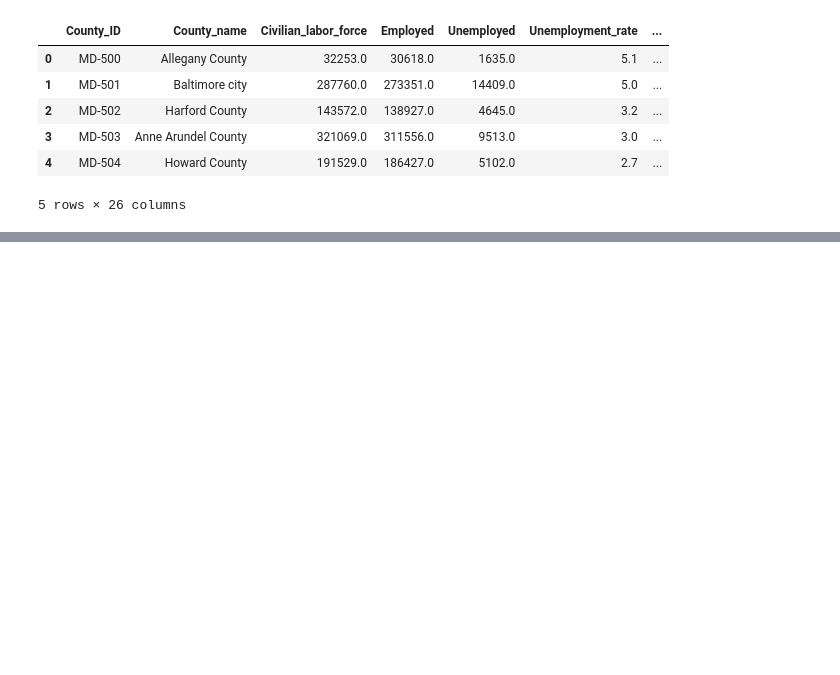
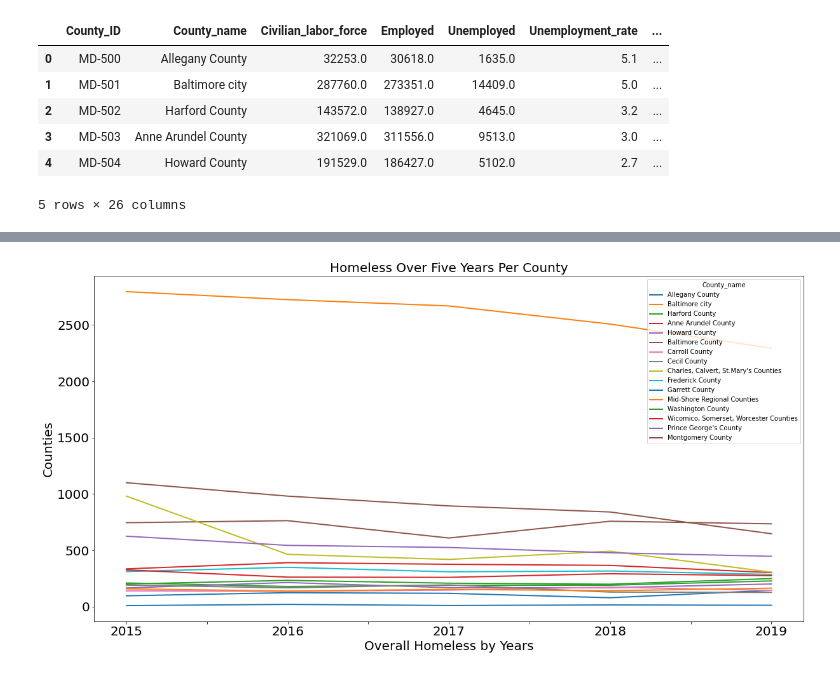
Before and after one commit to arieldunn/HomelessinMaryland, a Jupyter notebook: HomelessProjectMD.ipynb, the cells around one changed output, grey strips where cells are left out. Cells and saved outputs as stored; diff of their text form; code cells hidden in the pictures; blank space fills up the shorter version.

```diff
--- a/HomelessProjectMD.ipynb
+++ b/HomelessProjectMD.ipynb
@@ -160,0 +178,8 @@ plt.show()
+# %%
+#Create a new dataFrame
+years_df = homeless_data_complete[["County_name","Overall Homeless 2015","Overall Homeless 2016","Overall Homeless 2017","Overall Homeless 2018","Overall Homeless 2019"]]
+
+#Transpose DataFrame
+years_df.set_index('County_name',inplace=True)
+years_df_transposed = years_df.T # or df1.transpose()
+years_df.T
@@ -160,0 +193,17 @@ plt.show()
+# %%
+# Rename the transposed DataFrame
+trend_df = years_df.T
+# %%
+#Plot a trend analysis graph
+trend_df.index=["2015", "2016", "2017", "2018", "2019"]
+trend_df.plot(figsize=(20,10), linewidth=2, fontsize=20)
+
+#set labels
+plt.title("Homeless Over Five Years Per County",fontsize=20)
+plt.xlabel("Overall Homeless by Years",fontsize=20)
+plt.ylabel("Counties",fontsize=20)
+
+# Show plot
+plt.show()
+# %% [output]
+[figure, added]
```
Also changed, not shown: parts of 23 cells of this notebook.
